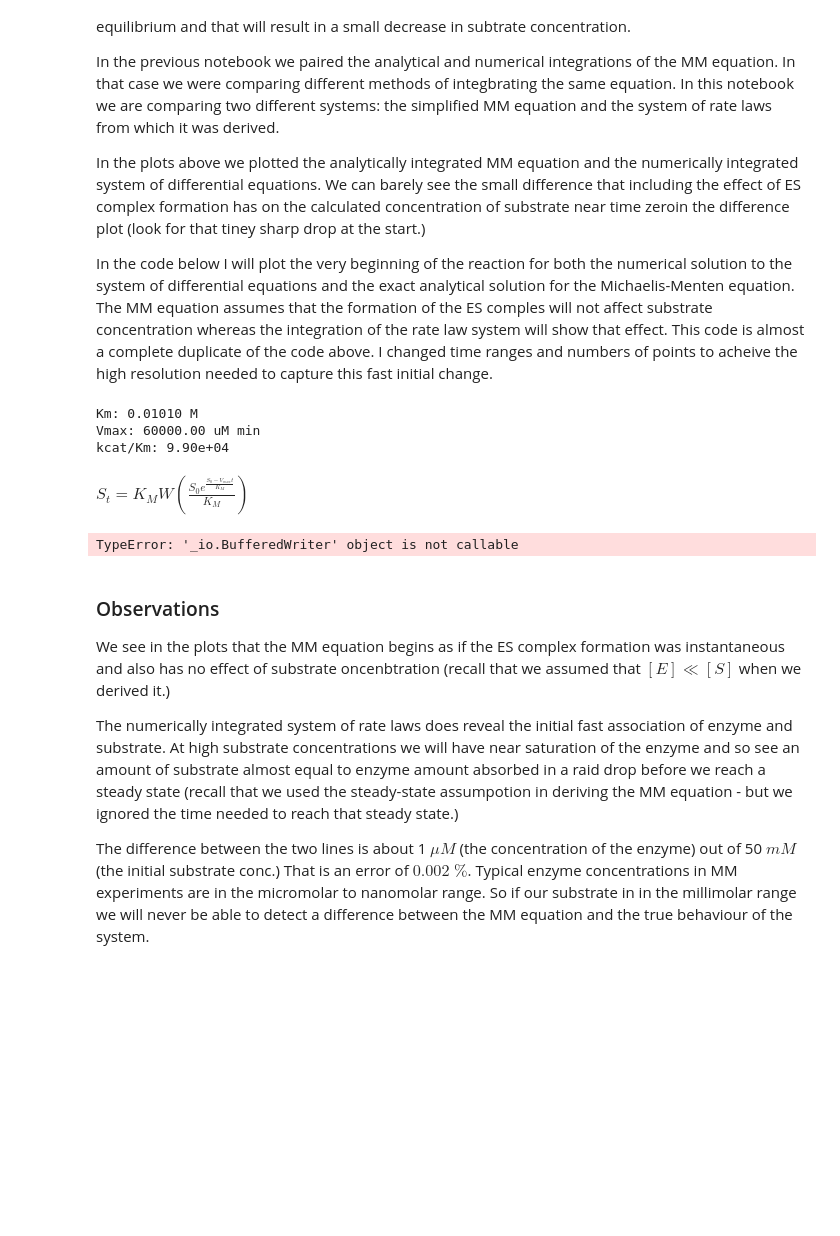
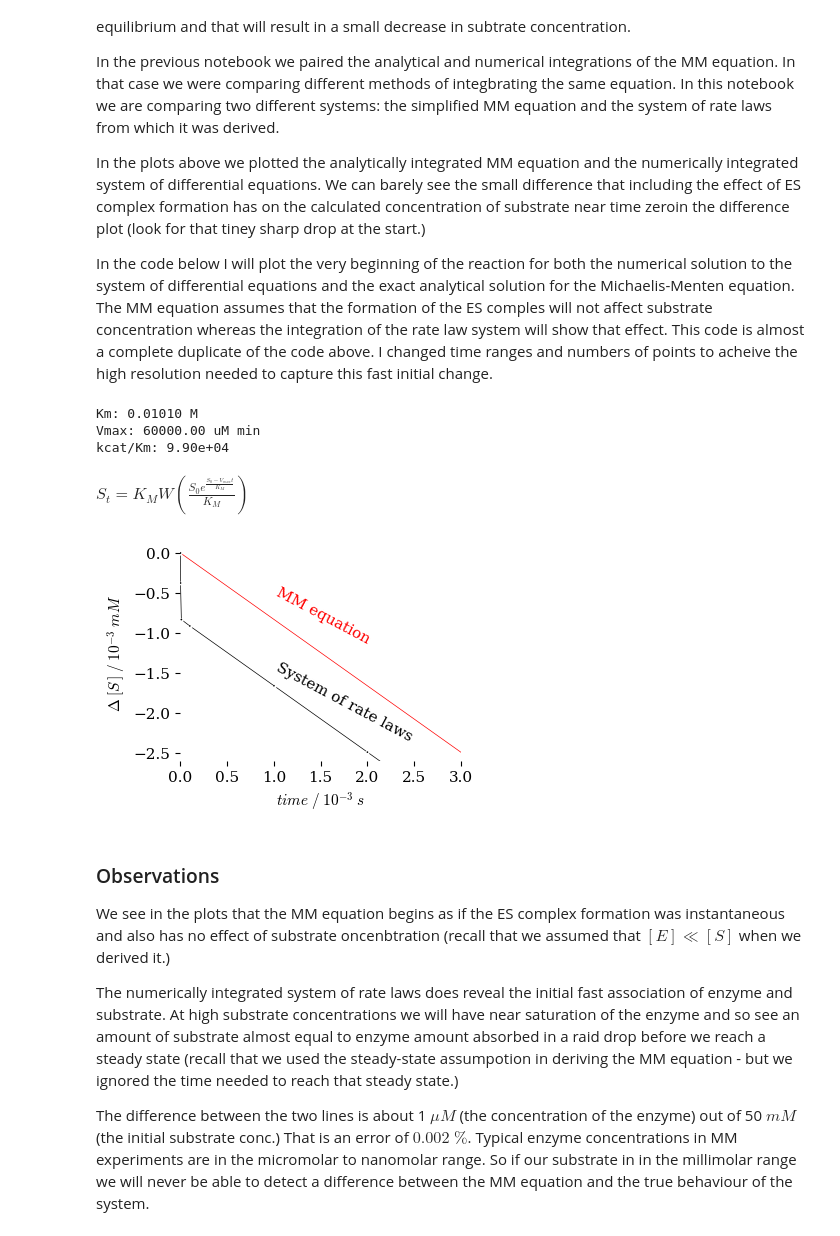
Before and after one commit to blinkletter/StealThisCode, a Jupyter notebook: 4_SciPy/K05_NumericIntegration_SystemEq.ipynb, the cells around one changed output. Cells and saved outputs as stored; diff of their text form; code cells hidden in the pictures; blank space fills up the shorter version.

```diff
--- a/4_SciPy/K05_NumericIntegration_SystemEq.ipynb
+++ b/4_SciPy/K05_NumericIntegration_SystemEq.ipynb
@@ -110,13 +110,13 @@ f = sym.lambdify([t, S0, KM, Vmax], eq.rhs)   ### create function in terms of t,
 ### Set up parameters
 ##########################
 
-Vmax = E_conc * kcat
+Vmax_value = E_conc * kcat
 
 ##########################
 ### calculate x and y data
 ##########################
                                                 ### time comes from the first code block above
-s = f(t_line, S_conc, KM_model, Vmax)           ### Calculate substrate conc according to the function
+s = f(t_line, S_conc, KM_model, Vmax_value)           ### Calculate substrate conc according to the function
 s = np.real(s)                                  ### the Lambert function produces imaginary numbers. Use on the real component
 # %% [output]
 The integrated rate law for the MM equation
@@ -544,7 +544,9 @@ yarray = int.y      ### Also retruns and array of calculated y values.
 yarray = yarray[0]  ### The first array in the y-array is for S: substrate
 
 display(eq)
-s = f(t_line_temp, S_conc, KM_model, Vmax)           ### Calculate substrate conc according to the function
+f = sym.lambdify([t, S0, KM, Vmax], eq.rhs)   ### create function in terms of t, S0, KM and Vmax
+
+s = f(t_line_temp, S_conc, KM_model, Vmax_value)           ### Calculate substrate conc according to the function
 s = np.real(s)                                  ### the Lambert function produces imaginary numbers. Use on the real component
 
 
@@ -608,37 +610,37 @@ ax.scatter(x, c_diff,                      ### plot a thin black line as the dat
 
 
 ax.set(ylabel=r"$\Delta \;[S\,]\; / \;10^{-3}\; mM$",
         xlabel=r"$time\; /\;10^{-3}\; s$",
 #        title = "Plot at Time = 0",
-        xlim=[None, None],
+        xlim=[0, 3],
         ylim=[-2.6, 0.1])
 
-ax.text(3,-2.35,"System of rate laws",
+ax.text(1,-2.35,"System of rate laws",
          rotation = -28,
          color = 'black',
          fontweight = 'light')         ### label the line in the plot
 
-ax.text(3,-1.12,"MM equation",
+ax.text(1,-1.12,"MM equation",
          rotation = -28,
          color = 'red',
          fontweight = 'light')         ### label the line in the plot
 
 
 
 
 fig.tight_layout()  # otherwise the right y-label is slightly clipped
 #########################################
 ### Output the plot
 #########################################
 
 plt.savefig("plot_initial_moment.pdf")          ### export the plot as this
 plt.show()                       ### display the plot in this notebook
 # %% [output]
 Km: 0.01010 M
 Vmax: 60000.00 uM min
 kcat/Km: 9.90e+04
 $\displaystyle S_{t} = K_{M} W\left(\frac{S_{0} e^{\frac{S_{0} - V_{max} t}{K_{M}}}}{K_{M}}\right)$
-TypeError: '_io.BufferedWriter' object is not callable
+[figure, added]
 # %% [markdown]
 ### Observations
 We see in the plots that the MM equation begins as if the ES complex formation was instantaneous and also has no effect of substrate oncenbtration (recall that we assumed that $[E] \ll [S]$ when we derived it.)
```
Also changed, not shown: 5 other files.
